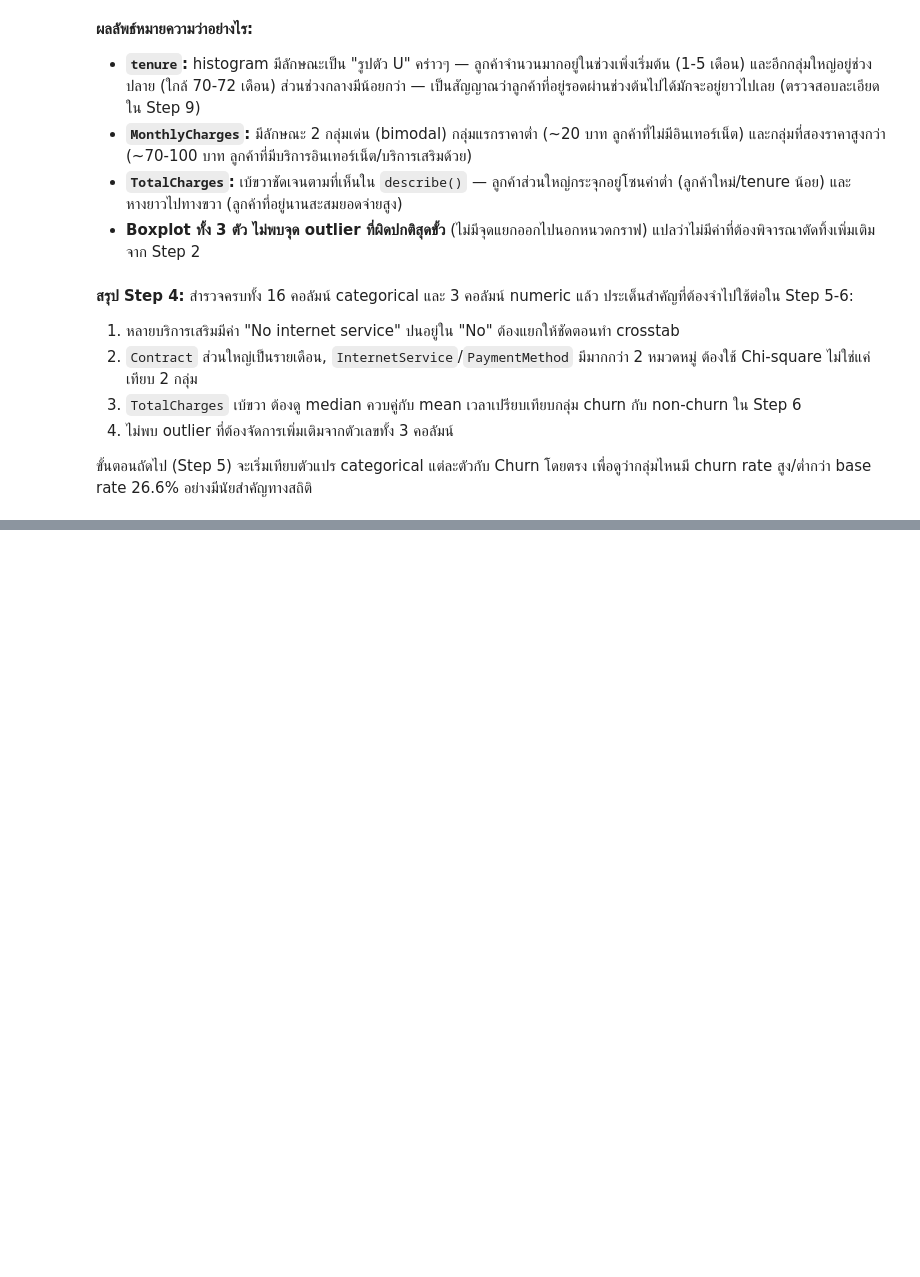
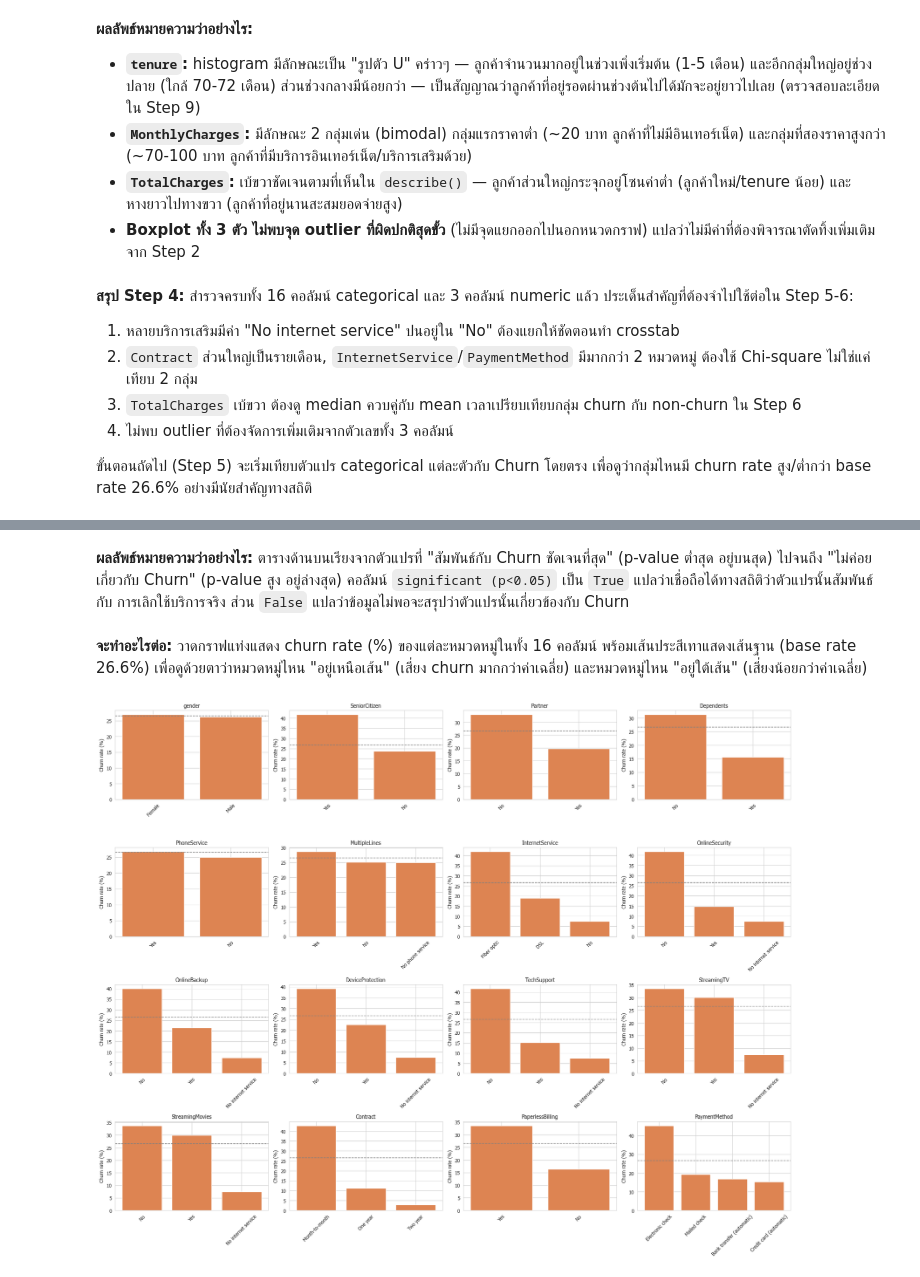
Before and after one commit to thitiwutsuk/Telco-Customer-Churn, a Jupyter notebook: telco_churn_eda.ipynb, the cells around one changed output, grey strips where cells are left out. Cells and saved outputs as stored; diff of their text form; code cells hidden in the pictures; blank space fills up the shorter version.

Commit message:
features vs churn

```diff
--- a/telco_churn_eda.ipynb
+++ b/telco_churn_eda.ipynb
@@ -471,0 +532,28 @@ plt.show()
+# %% [markdown]
+**ผลลัพธ์หมายความว่าอย่างไร:** ตารางด้านบนเรียงจากตัวแปรที่ "สัมพันธ์กับ Churn ชัดเจนที่สุด" (p-value ต่ำสุด อยู่บนสุด)
+ไปจนถึง "ไม่ค่อยเกี่ยวกับ Churn" (p-value สูง อยู่ล่างสุด) คอลัมน์ `significant (p<0.05)` เป็น `True` แปลว่าเชื่อถือได้ทางสถิติว่าตัวแปรนั้นสัมพันธ์กับ
+การเลิกใช้บริการจริง ส่วน `False` แปลว่าข้อมูลไม่พอจะสรุปว่าตัวแปรนั้นเกี่ยวข้องกับ Churn
+# %% [markdown]
+**จะทำอะไรต่อ:** วาดกราฟแท่งแสดง churn rate (%) ของแต่ละหมวดหมู่ในทั้ง 16 คอลัมน์ พร้อมเส้นประสีเทาแสดงเส้นฐาน (base rate 26.6%)
+เพื่อดูด้วยตาว่าหมวดหมู่ไหน "อยู่เหนือเส้น" (เสี่ยง churn มากกว่าค่าเฉลี่ย) และหมวดหมู่ไหน "อยู่ใต้เส้น" (เสี่ยงน้อยกว่าค่าเฉลี่ย)
+# %%
+# สร้าง grid กราฟ 4x4 (รองรับ 16 คอลัมน์ categorical)
+fig, axes = plt.subplots(4, 4, figsize=(20, 16))
+axes = axes.flatten()
+
+for i, col in enumerate(categorical_cols):
+    # .groupby(col) แบ่งลูกค้าตามหมวดหมู่ของ col แล้วคำนวณ churn rate (%) ของแต่ละกลุ่ม
+    # lambda s: (s == 'Yes').mean() * 100  หมายถึง "นับสัดส่วนที่ Churn เป็น Yes ในกลุ่มนี้ แล้วคูณ 100 ให้เป็น %"
+    churn_rate = df.groupby(col)['Churn'].apply(lambda s: (s == 'Yes').mean() * 100).sort_values(ascending=False)
+
+    axes[i].bar(churn_rate.index.astype(str), churn_rate.values, color='#DD8452')
+    # วาดเส้นประแนวนอนที่ค่า base_rate เพื่อใช้เทียบว่าแต่ละแท่งอยู่เหนือ/ใต้ค่าเฉลี่ยทั้งบริษัท
+    axes[i].axhline(base_rate, color='gray', linestyle='--', linewidth=1.2)
+    axes[i].set_title(col, fontsize=11)
+    axes[i].set_ylabel('Churn rate (%)')
+    axes[i].tick_params(axis='x', rotation=45)
+
+plt.tight_layout()
+plt.show()
+# %% [output]
+[figure, added]
```
Also changed, not shown: parts of 4 cells of this notebook, 1 other file.
